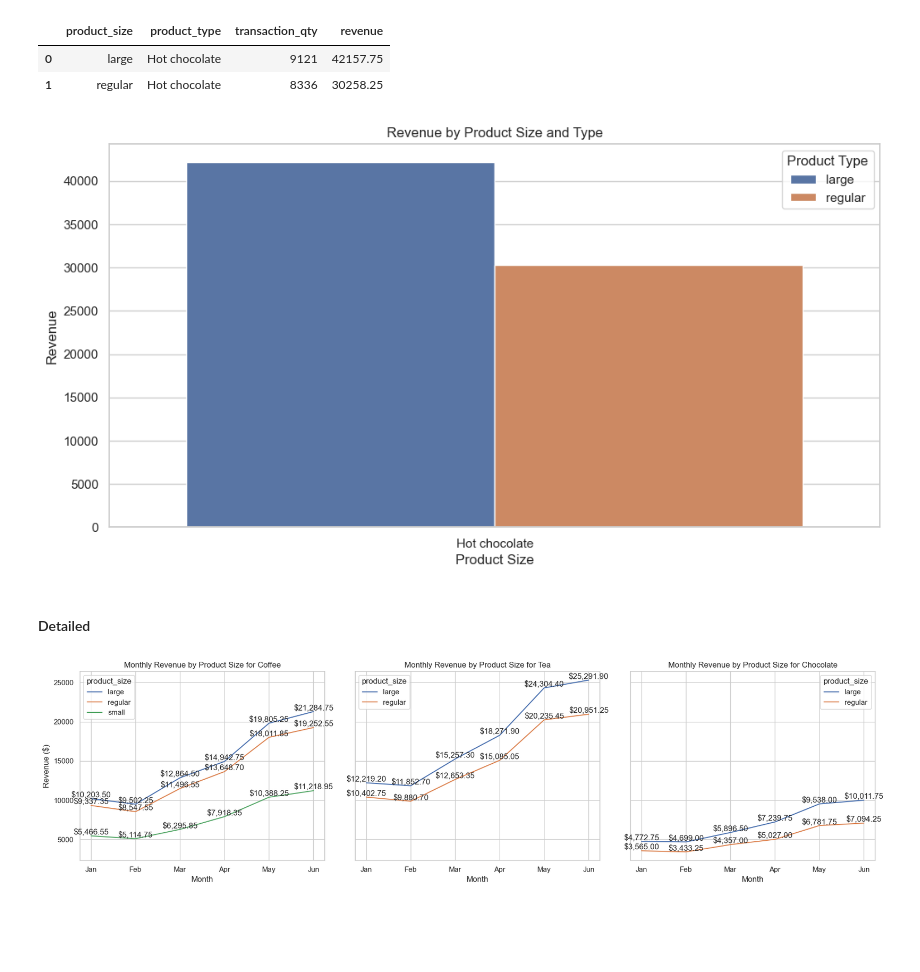
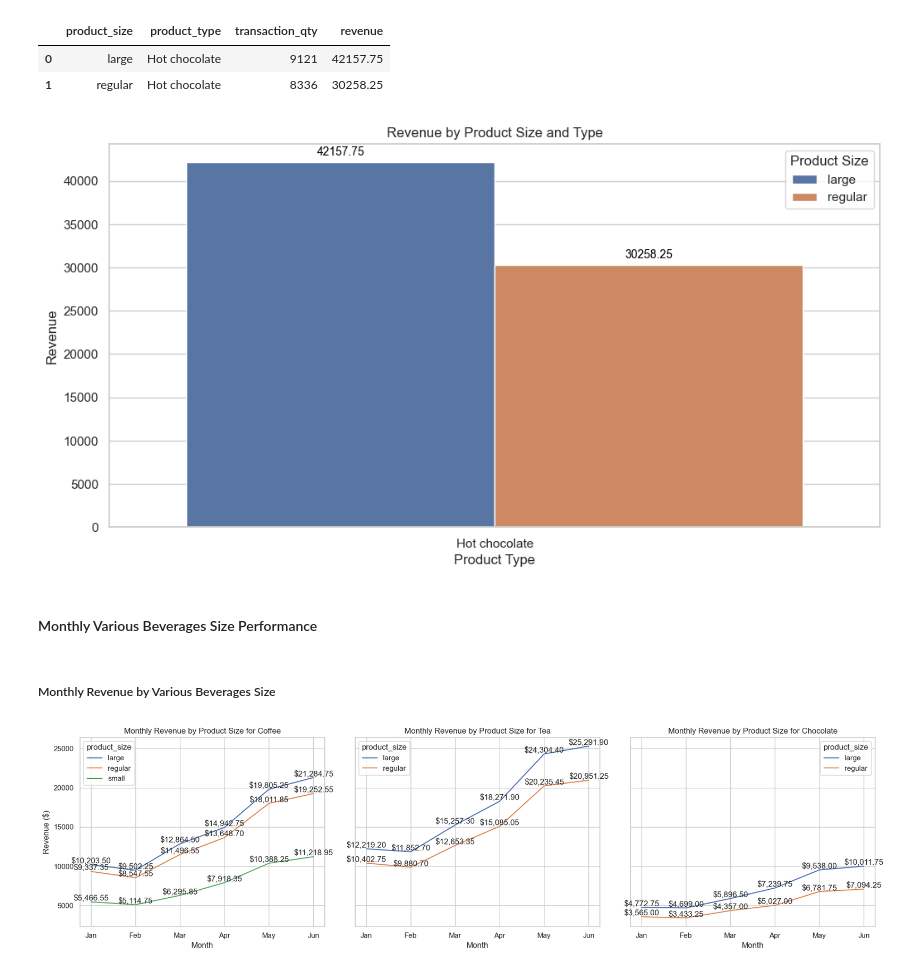
Before and after one commit to JinnOppa/Data-Analysis-Portfolio, a Jupyter notebook: coffee-shop-sales/project2.ipynb, the cells around one changed output. Saved outputs shown, nothing was run; the diff lists cells and outputs as text; code cells hidden in the pictures; blank space fills up the shorter version.

```diff
--- a/coffee-shop-sales/project2.ipynb
+++ b/coffee-shop-sales/project2.ipynb
@@ -1280,6 +1378,6 @@ Product Size Performance:
 # %%
 # Filter to include only coffee products
-cof_category = test[test['product_category'] == 'Coffee']
+cof_category = df_size[df_size['product_category'] == 'Coffee']
 
 # Group and analyze
 cof_size_sales = cof_category.groupby(['product_size', 'product_type']).agg({
@@ -1321,6 +1433,6 @@ plt.show()
 # %%
 # Filter to include only coffee products
-tea_category = test[test['product_category'] == 'Tea']
+tea_category = df_size[df_size['product_category'] == 'Tea']
 
 # Group and analyze
 tea_size_sales = tea_category.groupby(['product_size', 'product_type']).agg({
@@ -1344,11 +1456,23 @@ Product Size Performance for Tea:
 | 2 | large | Brewed Green tea | 4220 | 12660.00 |
 | 6 | regular | Brewed Green tea | 4477 | 11192.50 |
 # %%
+# Create the bar plot
 plt.figure(figsize=(12, 6))
-sns.barplot(data=tea_size_performance, x='product_type', y='revenue', hue='product_size')
+ax = sns.barplot(data=tea_size_performance, x='product_type', y='revenue', hue='product_size')
+
+# Add the title and axis labels
 plt.title('Revenue by Product Size and Type')
 plt.ylabel('Revenue')
-plt.xlabel('Product Size')
-plt.legend(title='Product Type')
+plt.xlabel('Product Type')
+plt.legend(title='Product Size')
+
+# Annotate each bar with the revenue value
+for p in ax.patches:
+    ax.annotate(
+        format(p.get_height(), '.2f'),  # Format the revenue value
+        (p.get_x() + p.get_width() / 2., p.get_height()),  # Position of annotation
+        ha='center', va='center', xytext=(0, 9), textcoords='offset points',  # Offset from the bar
+        fontsize=10, color='black'
+    )
 plt.show()
 # %% [output]
@@ -1356,6 +1482,6 @@ plt.show()
 # %%
 # Filter to include only chocolate products
-choco_category = test[test['product_category'] == 'Drinking Chocolate']
+choco_category = df_size[df_size['product_category'] == 'Drinking Chocolate']
 
 # Group and analyze
 choco_size_sales = choco_category.groupby(['product_size', 'product_type']).agg({
@@ -1373,17 +1499,31 @@ Product Size Performance for Chocolate Drink:
 | 0 | large | Hot chocolate | 9121 | 42157.75 |
 | 1 | regular | Hot chocolate | 8336 | 30258.25 |
 # %%
+# Create the bar plot
 plt.figure(figsize=(12, 6))
-sns.barplot(data=choco_size_performance, x='product_type', y='revenue', hue='product_size')
+ax = sns.barplot(data=choco_size_performance, x='product_type', y='revenue', hue='product_size')
+
+# Add the title and axis labels
 plt.title('Revenue by Product Size and Type')
 plt.ylabel('Revenue')
-plt.xlabel('Product Size')
-plt.legend(title='Product Type')
+plt.xlabel('Product Type')
+plt.legend(title='Product Size')
+
+# Annotate each bar with the revenue value
+for p in ax.patches:
+    ax.annotate(
+        format(p.get_height(), '.2f'),  # Format the revenue value
+        (p.get_x() + p.get_width() / 2., p.get_height()),  # Position of annotation
+        ha='center', va='center', xytext=(0, 9), textcoords='offset points',  # Offset from the bar
+        fontsize=10, color='black'
+    )
 plt.show()
 # %% [output]
-[figure, old version]
+[figure, new version]
-# %% [markdown]
-#### Detailed
+# %% [markdown]
+#### Monthly Various Beverages Size Performance
+# %% [markdown]
+##### Monthly Revenue by Various Beverages Size
 # %%
 # Group by transaction_month, product_size, and product_category to analyze revenue
 monthly_revenue = df[df['product_size'].isin(['large', 'regular', 'small']) &
```
Also changed, not shown: parts of 38 cells of this notebook.
